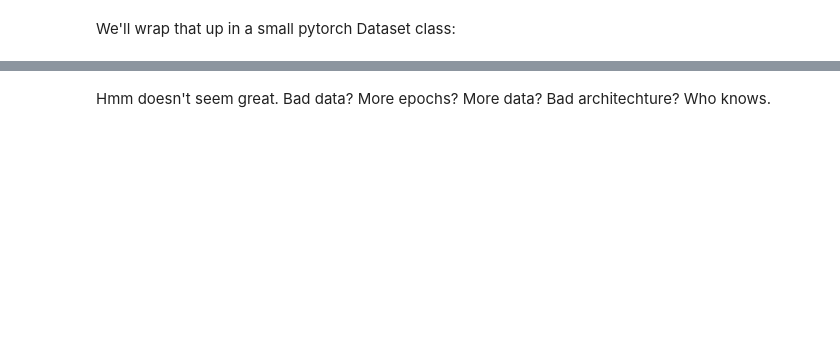
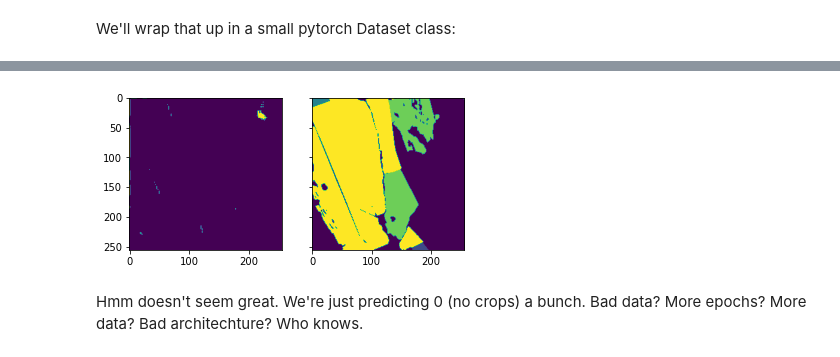
Before and after one commit to TomAugspurger/esip-summer-2021-geospatial-ml, a Jupyter notebook: dataset.ipynb, the cells around one changed output, grey strips where cells are left out. Saved outputs shown, nothing was run; the diff lists cells and outputs as text; code cells hidden in the pictures; blank space fills up the shorter version.

Commit message:
Update dataset notebook

```diff
--- a/dataset.ipynb
+++ b/dataset.ipynb
@@ -121,6 +124,4 @@ class STACDataset(torch.utils.data.Dataset):
         return X, y
 # %%
-dataset = STACDataset(label_items, labels, assets=["B05", "B04", "B03"])
+dataset = STACDataset(label_items, labels, assets=["B02", "B03", "B04", "B05", "B06", "B07", "B08", "B8A", "B09", "B11", "B12"])
 loader = torch.utils.data.DataLoader(dataset)
-# %%
-X, y = dataset[0]
@@ -129,13 +132,12 @@ import segmentation_models_pytorch as smp
 import torch
 
 model = smp.Unet(
-    encoder_name="resnet34",         # choose encoder, e.g. mobilenet_v2 or efficientnet-b7
-    encoder_weights="imagenet",      # use `imagenet` pre-trained weights for encoder initialization
     in_channels=len(dataset.assets), # model input channels (1 for gray-scale images, 3 for RGB, etc.)
     classes=len(labels),             # model output channels (number of classes in your dataset)
 )
 
-loss = smp.utils.losses.DiceLoss()
+# loss = smp.losses.SoftCrossEntropyLoss(smooth_factor=0.1)
+loss = smp.utils.losses.CrossEntropyLoss()
 optimizer = torch.optim.Adam(list(model.parameters()))
 metrics = [
     smp.utils.metrics.IoU(threshold=0.5),
@@ -175,5 +164,22 @@ rasterio.plot.show(y.to("cpu"))
+# %%
+import numpy as np
+import matplotlib.pyplot as plt
+
+def visualize(X, y):
+    fig, (ax1, ax2) = plt.subplots(ncols=2, sharey=True, sharex=True)
+
+    with torch.no_grad():
+        X2 = (X.reshape((1,) + X.shape)).to("cuda")
+        output = model.predict(X2)
+    rasterio.plot.show(np.asarray(output[0].argmax(0).to("cpu")), ax=ax1);
+    rasterio.plot.show(np.asarray(y.to("cpu")), ax=ax2)
+    return ax1, ax2
+# %%
+visualize(*dataset[8]);
+# %% [output]
+[figure, added]
 # %% [markdown]
-Hmm doesn't seem great. Bad data? More epochs? More data? Bad architechture? Who knows.
+Hmm doesn't seem great. We're just predicting 0 (no crops) a bunch. Bad data? More epochs? More data? Bad architechture? Who knows.
 # %%
 %%time
 with torch.cuda.device(0):
```
Also changed, not shown: parts of 16 cells of this notebook.
